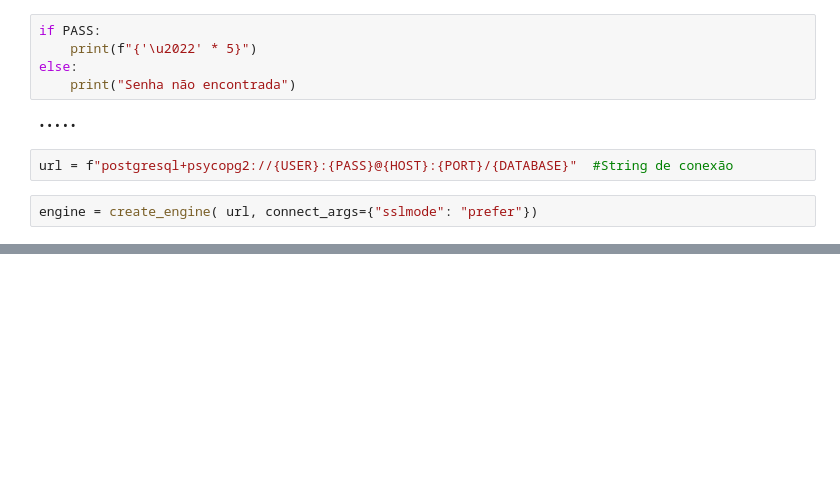
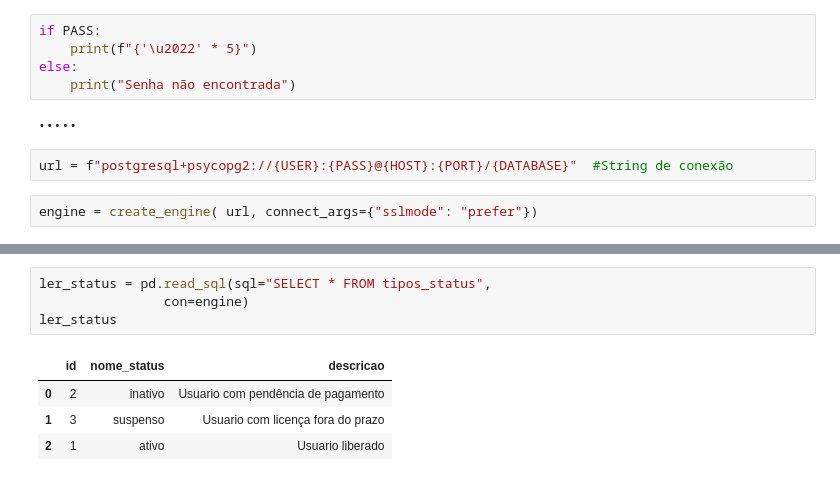
Before and after one commit to sae-fernando/palete_caixa, a Jupyter notebook: db_aula.ipynb, the cells around one changed output, grey strips where cells are left out. Saved outputs shown, nothing was run; the diff lists cells and outputs as text; blank space fills up the shorter version.

```diff
--- a/db_aula.ipynb
+++ b/db_aula.ipynb
@@ -41,0 +101,9 @@ df_tabelas
+# %%
+ler_status = pd.read_sql(sql="SELECT * FROM tipos_status",
+                con=engine)
+ler_status
+# %% [output]
+|  | id | nome_status | descricao |
+| 0 | 2 | inativo | Usuario com pendência de pagamento |
+| 1 | 3 | suspenso | Usuario com licença fora do prazo |
+| 2 | 1 | ativo | Usuario liberado |
```
Also changed, not shown: parts of 25 cells of this notebook, 10 other files.
